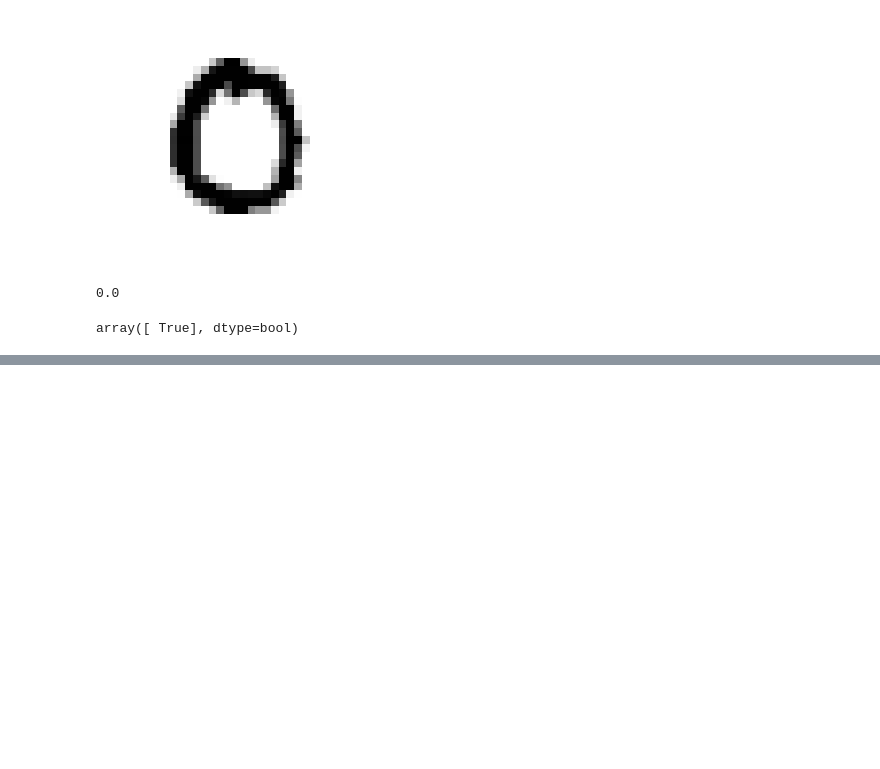
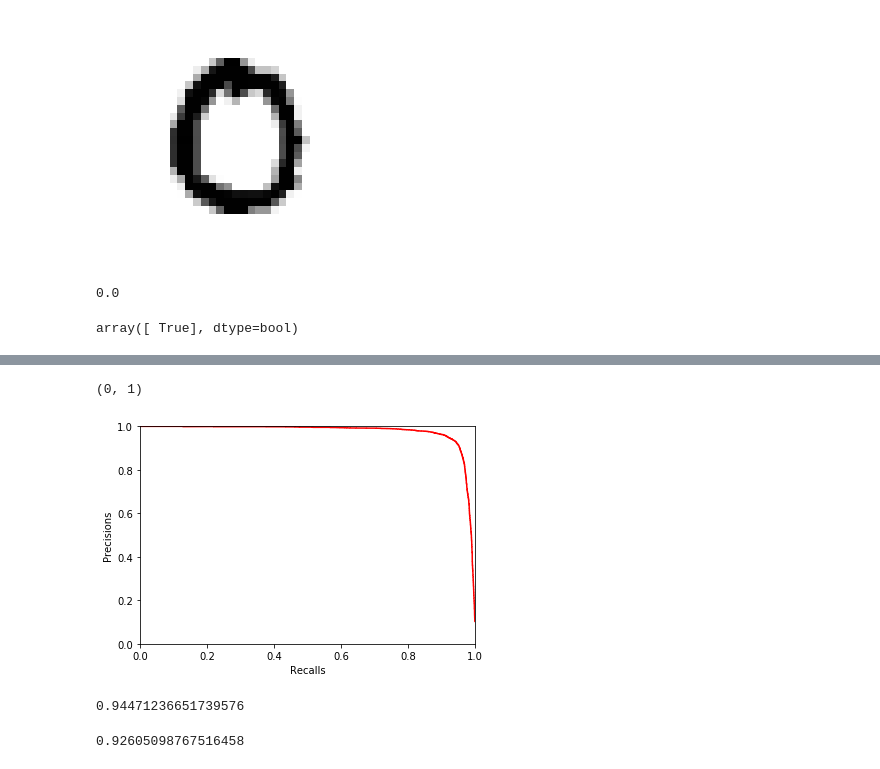
Before and after one commit to yesidoo/learning, a Jupyter notebook: OReilly/ch2_classification/classification.ipynb, the cells around one changed output, grey strips where cells are left out. Cells and saved outputs as stored; diff of their text form; code cells hidden in the pictures; blank space fills up the shorter version.

```diff
--- a/OReilly/ch2_classification/classification.ipynb
+++ b/OReilly/ch2_classification/classification.ipynb
@@ -128,0 +133,18 @@ plt.show()
+# %%
+plt.plot(recalls[:-1],precisions[:-1],'r-')
+plt.xlabel('Recalls')
+plt.ylabel('Precisions')
+plt.ylim([0,1])
+plt.xlim([0,1])
+# %% [output]
+(0, 1)
+[figure, added]
+# %%
+y_train_pre_90 = (y_scores>70000)
+precision_score(y_train_5,y_train_pre_90)
+# %% [output]
+0.94471236651739576
+# %%
+recall_score(y_train_5,y_train_pre_90)
+# %% [output]
+0.92605098767516458
```
Also changed, not shown: parts of 36 cells of this notebook, 3 other files.
